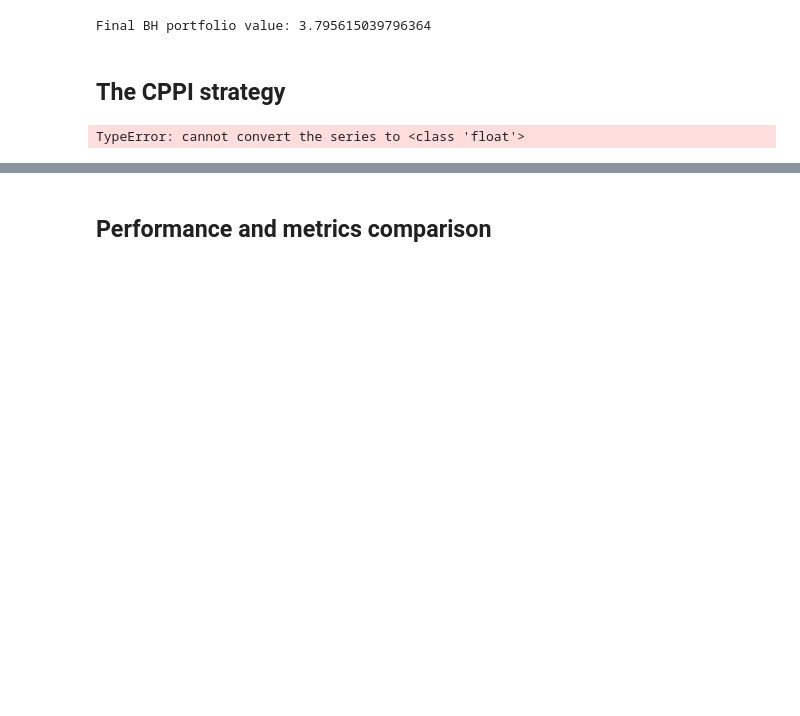
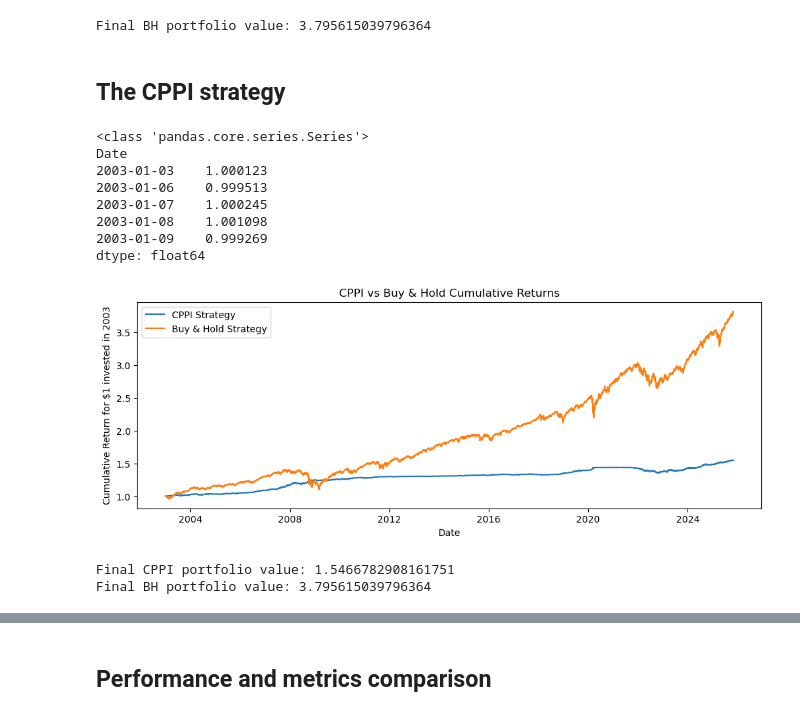
Before and after one commit to melted-cheese-enjoyer/Research-Methodology, a Jupyter notebook: notebooks/portfolio_strategy.ipynb, the cells around one changed output, grey strips where cells are left out. Drawn from its saved outputs; the diff is of its cells as text; code cells hidden in the pictures; blank space fills up the shorter version.

```diff
--- a/notebooks/portfolio_strategy.ipynb
+++ b/notebooks/portfolio_strategy.ipynb
@@ -261,49 +274,66 @@ Final BH portfolio value: 3.795615039796364
 ## The CPPI strategy
 # %%
 # === PARAMETERS ===
-# We will do the study for m=3 and floor=80% but you can change these values and we will vary them later to have different scenarios
-m = 3 # risk multiplier
-floor = 0.8  # capital floor
+m = 3
+floor = 0.8
 portfolio_value = 1.0
 cppi_vals = []
 weight_risky = []
 
-# Choose rebalancing frequency: 'D' (daily), 'W' (weekly), 'ME' (monthly)
-rebalance_freq = 'W'
+# Ensure float columns
+returns["SPY"] = returns["SPY"].astype(float)
+returns["SHY"] = returns["SHY"].astype(float)
 
-# Create a mask for rebalancing dates
-rebalance_dates = returns.resample(rebalance_freq).first().index
+# Rebalance setup
+rebalance_freq = "W"
+rebalance_dates = set(returns.resample(rebalance_freq).first().index)
+
+# Initialize weights
+w = 0.0
 
 for date, row in returns.iterrows():
+    # Rebalance if needed
     if date in rebalance_dates:
         cushion = max(portfolio_value - floor, 0) / portfolio_value
-        w = m * cushion
-        w = np.clip(w, 0, 1)
+        w = np.clip(m * cushion, 0, 1)
+        w = float(w)
 
-    # Ensure r is scalar
-    r = float(w * row["SPY"] + (1 - w) * row["SHY"])
+    # compute return r
+    spy = float(row["SPY"])
+    shy = float(row["SHY"])
+    r = w * spy + (1 - w) * shy
+    r = float(r)
 
-    # Keep portfolio_value as float
     portfolio_value = float(portfolio_value * (1 + r))
-
     cppi_vals.append(portfolio_value)
     weight_risky.append(w)
 
 strategy_cum = pd.Series(cppi_vals, index=returns.index)
 
+
 print(type(strategy_cum))
 print(strategy_cum.head())
-
 
 plt.figure(figsize=(12,4))
 plt.plot(strategy_cum.index, strategy_cum.values, label="CPPI Strategy")
 plt.plot(bh_cum.index, bh_cum.values, label="Buy & Hold Strategy")
 plt.title("CPPI vs Buy & Hold Cumulative Returns")
 plt.xlabel("Date")
 plt.ylabel("Cumulative Return for $1 invested in 2003")
 plt.legend()
 plt.show()
 
 print("Final CPPI portfolio value:", strategy_cum.iloc[-1])
+print("Final BH portfolio value:", bh_cum.iloc[-1])
 # %% [output]
-TypeError: cannot convert the series to <class 'float'>
+<class 'pandas.core.series.Series'>
+Date
+2003-01-03    1.000123
+2003-01-06    0.999513
+2003-01-07    1.000245
+2003-01-08    1.001098
+2003-01-09    0.999269
+dtype: float64
+[figure, added]
+Final CPPI portfolio value: 1.5466782908161751
+Final BH portfolio value: 3.795615039796364
```
Also changed, not shown: parts of 22 cells of this notebook, 1 other file.
